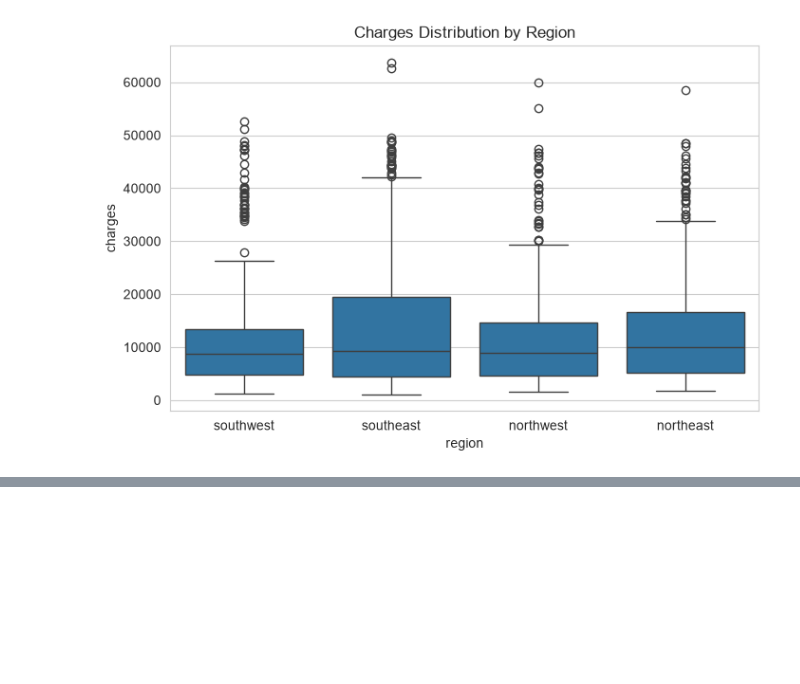
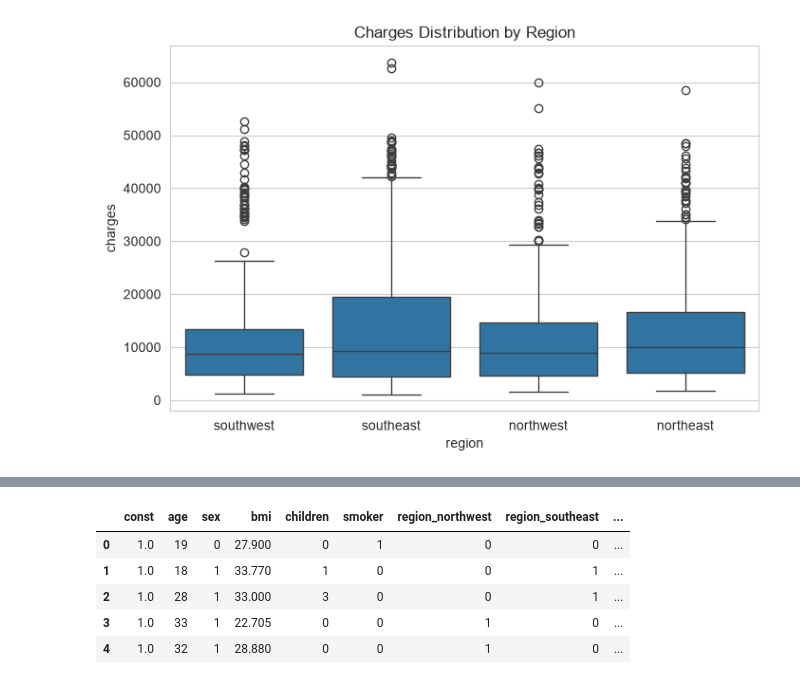
Before and after one commit to NandiniP78/202618008-DS602, a Jupyter notebook: notebooks/insurance.ipynb, the cells around one changed output, grey strips where cells are left out. Drawn from its saved outputs; the diff is of its cells as text; code cells hidden in the pictures; blank space fills up the shorter version.

```diff
--- a/notebooks/insurance.ipynb
+++ b/notebooks/insurance.ipynb
@@ -223,0 +274,16 @@ plt.show()
+# %%
+# Define X (predictors) and Y (target)
+X = df_model.drop('charges', axis=1)
+y = df_model['charges']
+
+# Add intercept term (statsmodels does NOT add this automatically)
+X = sm.add_constant(X)
+
+X.head()
+# %% [output]
+|  | const | age | sex | bmi | children | smoker | region_northwest | region_southeast | ... |
+| 0 | 1.0 | 19 | 0 | 27.900 | 0 | 1 | 0 | 0 | ... |
+| 1 | 1.0 | 18 | 1 | 33.770 | 1 | 0 | 0 | 1 | ... |
+| 2 | 1.0 | 28 | 1 | 33.000 | 3 | 0 | 0 | 1 | ... |
+| 3 | 1.0 | 33 | 1 | 22.705 | 0 | 0 | 1 | 0 | ... |
+| 4 | 1.0 | 32 | 1 | 28.880 | 0 | 0 | 1 | 0 | ... |
```
Also changed, not shown: parts of 5 cells of this notebook, 1 other file.
